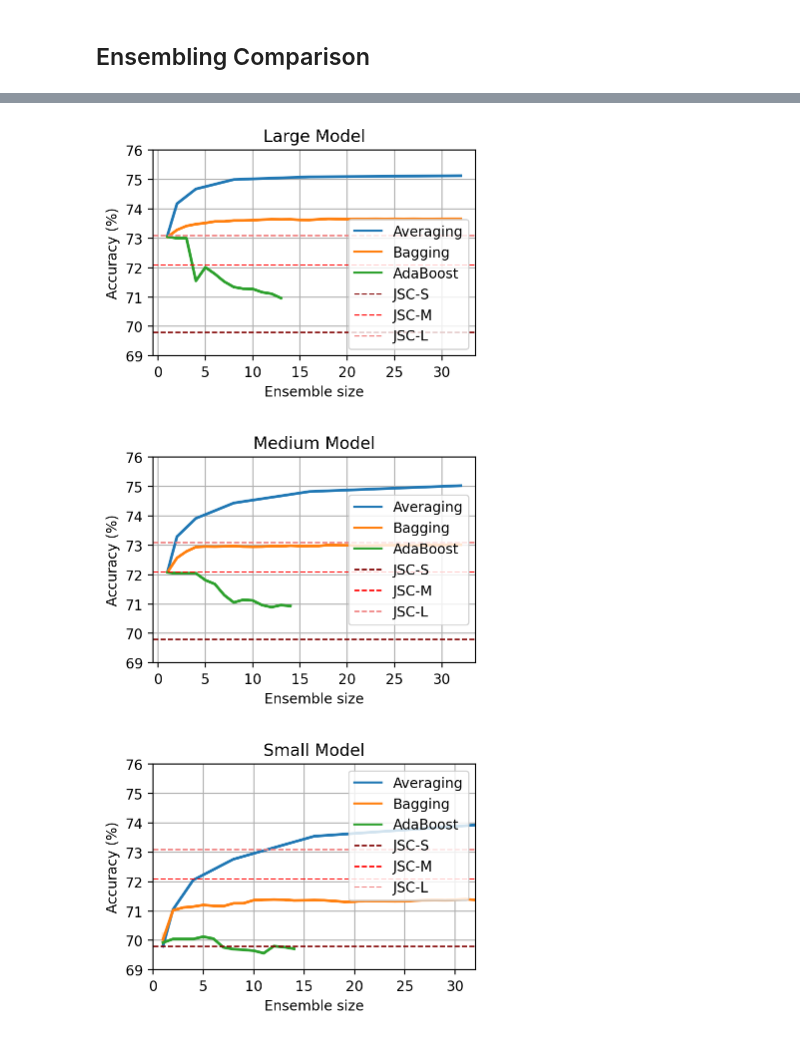
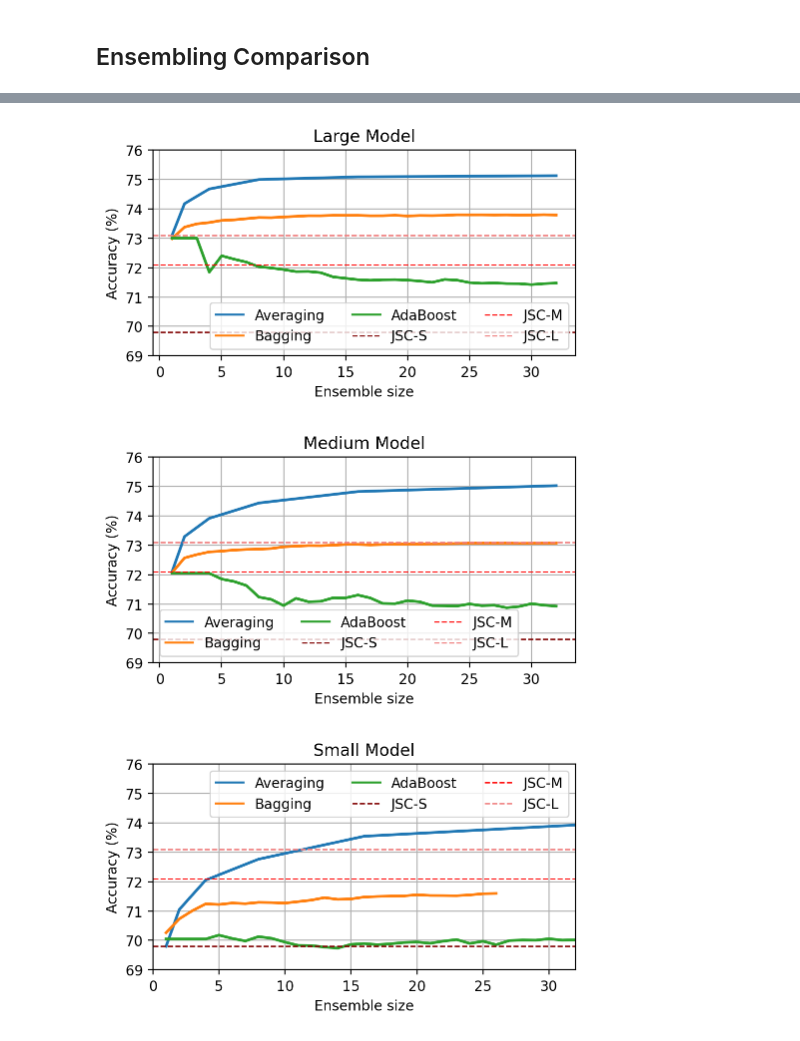
Before and after one commit to oliviaweng/logicnets, a Jupyter notebook: examples/jet_substructure/plots/analysis.ipynb, the cells around one changed output, grey strips where cells are left out. Cells and saved outputs as stored; diff of their text form; code cells hidden in the pictures.

Commit message:
add more plots on same input scale test

```diff
--- a/examples/jet_substructure/plots/analysis.ipynb
+++ b/examples/jet_substructure/plots/analysis.ipynb
@@ -70,6 +70,10 @@ def parse_ensembling_experiment(experiment_dir):
             model_size = "large_same_output_scale_post_trans"
         elif "small_same_input_scale" in txt_file:
             model_size = "small_same_input_scale"
+        elif "medium_same_input_scale" in txt_file:
+            model_size = "medium_same_input_scale"
+        elif "large_same_input_scale" in txt_file:
+            model_size = "large_same_input_scale"
         elif "small_same_output_scale" in txt_file:
             model_size = "small_same_output_scale"
         elif "small_no_post" in txt_file:
@@ -480,39 +515,43 @@ all_df
 # %%
 # Line plot for large model
-fig, ax = plt.subplots(figsize=(4, 3))
+fig, ax = plt.subplots(figsize=(5, 3))
 
-large_df = all_df[all_df["model_size"] == "large"]
+large_df = averaging_df[averaging_df["model_size"] == "large"]
+large_df = pd.concat([large_df, bagging_df[bagging_df["model_size"] == "large_independent"]])
+large_df = pd.concat([large_df, adaboost_df[adaboost_df["model_size"] == "large_independent"]])
 ax = sns.lineplot(
     data=large_df,
     x="ensemble_size",
     y="accuracy",
     hue="ensemble_method",
     errorbar=(lambda x: (x.min(), x.max())),
     err_kws={"linewidth": 2},
     linewidth=2,
 )
 
 plt.axhline(y=69.8, linewidth=1, linestyle="--", color="maroon", label="JSC-S")
 plt.axhline(y=72.1, linewidth=1, linestyle="--", color="red", label="JSC-M")
 plt.axhline(y=73.1, linewidth=1, linestyle="--", color="lightcoral", label="JSC-L")
 
 ax.grid()
-ax.legend(loc="lower right")
+ax.legend(loc="lower right", ncol=3)
 ax.set_ylim([69, 76])
 ax.set_xlabel("Ensemble size")
 ax.set_ylabel("Accuracy (%)")
 ax.set_title("Large Model")
 
 fig.tight_layout()
 # %% [output]
-[figure, old version]
+[figure, new version]
 # %%
 # Line plot for medium model
-fig, ax = plt.subplots(figsize=(4, 3))
+fig, ax = plt.subplots(figsize=(5, 3))
 
-large_df = all_df[all_df["model_size"] == "medium"]
+med_df = averaging_df[averaging_df["model_size"] == "medium"]
+med_df = pd.concat([med_df, bagging_df[bagging_df["model_size"] == "medium_independent"]])
+med_df = pd.concat([med_df, adaboost_df[adaboost_df["model_size"] == "medium_independent"]])
 ax = sns.lineplot(
-    data=large_df,
+    data=med_df,
     x="ensemble_size",
     y="accuracy",
     hue="ensemble_method",
@@ -526,7 +565,7 @@ plt.axhline(y=72.1, linewidth=1, linestyle="--", color="red", label="JSC-M")
 plt.axhline(y=73.1, linewidth=1, linestyle="--", color="lightcoral", label="JSC-L")
 
 ax.grid()
-ax.legend()
+ax.legend(ncol=3)
 ax.set_ylim([69, 76])
 ax.set_xlabel("Ensemble size")
 ax.set_ylabel("Accuracy (%)")
@@ -534,14 +573,16 @@ ax.set_title("Medium Model")
 
 fig.tight_layout()
 # %% [output]
-[figure, old version]
+[figure, new version]
 # %%
 # Line plot for small model
-fig, ax = plt.subplots(figsize=(4, 3))
+fig, ax = plt.subplots(figsize=(5, 3))
 
-large_df = all_df[all_df["model_size"] == "small"]
+small_df = averaging_df[averaging_df["model_size"] == "small"]
+small_df = pd.concat([small_df, bagging_df[bagging_df["model_size"] == "small_independent"]])
+small_df = pd.concat([small_df, adaboost_df[adaboost_df["model_size"] == "small_independent"]])
 ax = sns.lineplot(
-    data=large_df,
+    data=small_df,
     x="ensemble_size",
     y="accuracy",
     hue="ensemble_method",
@@ -555,7 +596,7 @@ plt.axhline(y=72.1, linewidth=1, linestyle="--", color="red", label="JSC-M")
 plt.axhline(y=73.1, linewidth=1, linestyle="--", color="lightcoral", label="JSC-L")
 
 ax.grid()
-ax.legend()
+ax.legend(ncol=3)
 ax.set_ylim([69, 76])
 ax.set_xlim([0, 32])
 ax.set_xlabel("Ensemble size")
@@ -564,7 +605,7 @@ ax.set_title("Small Model")
 
 fig.tight_layout()
 # %% [output]
-[figure, old version]
+[figure, new version]
 # %%
 # Line plot for all
 fig, ax = plt.subplots(figsize=(5, 4))
```
Also changed, not shown: parts of 8 cells of this notebook, 14 other files.
